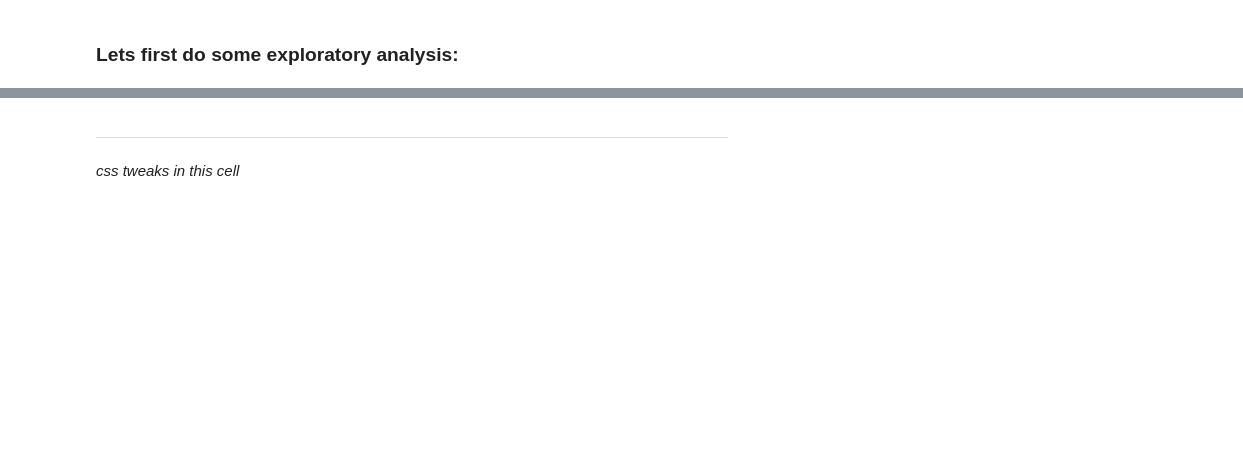
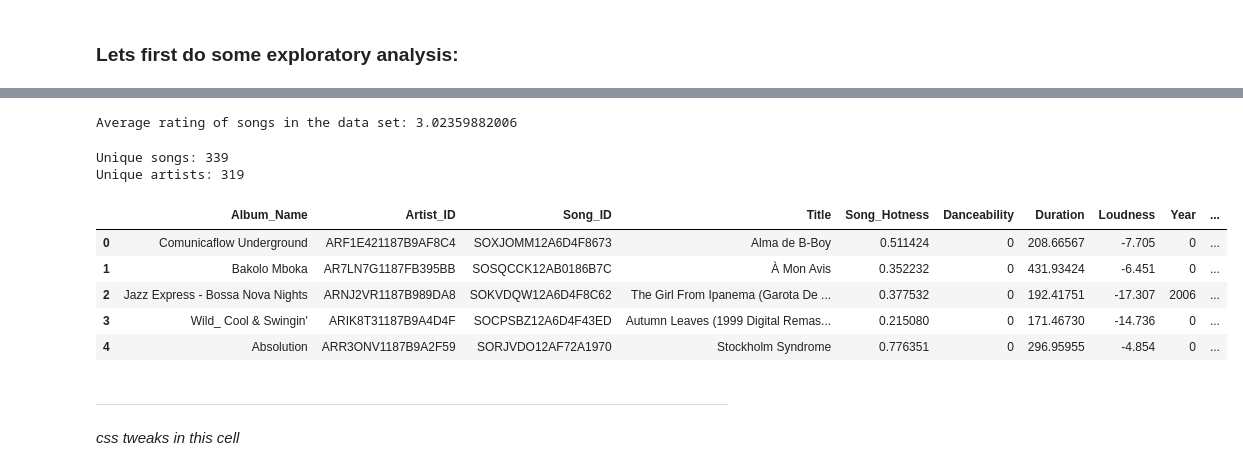
Before and after one commit to AnastasiyaB/Music_Magic, a Jupyter notebook: Music_Magic.ipynb, the cells around one changed output, grey strips where cells are left out. Cells and saved outputs as stored; diff of their text form; code cells hidden in the pictures; blank space fills up the shorter version.

Commit message:
dataframe inserted

```diff
--- a/Music_Magic.ipynb
+++ b/Music_Magic.ipynb
@@ -340,0 +231,4 @@ gathering year data...
+# %%
+# insert a fake column with ratings for now
+data_df['Ratings'] = pd.Series(np.random.randint(1,6,len(data_df.Title)), index=data_df.index)
+data_df.head(5)
@@ -340,0 +242,13 @@ gathering year data...
+# %%
+### TODO clean up the data
+
+"""a = hi[hi.Duration == 208.66567].Tags.values[0]
+print a"""
+
+#hi = data_df.replace(a, np.nan) # eliminate all empty tags
+#print type(hi[hi.Duration == 208.66567].Tags.values[0])
+
+hi = data_df.dropna()
+hi.head(5)
+
+### do some more data clean up
@@ -340,0 +300,58 @@ gathering year data...
+# %%
+# average song rating in this data set
+print "Average rating of songs in the data set: " + str(clean_df.Ratings.mean())
+star_count = clean_df.groupby('Ratings')
+plt.hist(clean_df.Ratings, bins=[1,2,3,4,5,6], align='left')
+plt.title("Rating distribution of songs in the data set")
+remove_border()
+plt.show()
+# %% [output]
+Average rating of songs in the data set: 3.02359882006
+# %%
+### compute some category averages
+def recompute_frame(ldf):
+    """
+    takes a dataframe ldf, makes a copy of it, and returns the copy
+    with all averages and review counts recomputed
+    this is used when a frame is subsetted.
+    """
+
+    ### can do it by artist and by album
+    ldfu=ldf.groupby('Artist_ID')
+    ldfb=ldf.groupby('Album_Name')
+
+    artist_avg=ldfu.Ratings.mean()
+
+    artist_song_count=ldfu.Song_ID.count()
+
+    album_avg=ldfb.Ratings.mean()
+    album_song_count=ldfb.Song_ID.count()
+
+    nldf=ldf.copy()
+    nldf.set_index(['Artist_ID'], inplace=True)
+    nldf['Artist_avg']=artist_avg
+    nldf['Artist_Song_count']=artist_song_count
+
+    nldf.reset_index(inplace=True)
+    nldf.set_index(['Album_Name'], inplace=True)
+    nldf['Album_avg']=album_avg
+    nldf['Album_Song_count']=album_song_count
+    nldf.reset_index(inplace=True)
+    return nldf
+
+print "Unique songs: " + str(len(clean_df.Song_ID.unique()))
+print "Unique artists: " + str(len(clean_df.Artist_ID.unique()))
+
+full_df = recompute_frame(clean_df)
+full_df.head(5)
+
+##### we might want to filter out the artists or albums that are too sparse
+# %% [output]
+Unique songs: 339
+Unique artists: 319
+|  | Album_Name | Artist_ID | Song_ID | Title | Song_Hotness | Danceability | Duration | Loudness | Year | ... |
+| 0 | Comunicaflow Underground | ARF1E421187B9AF8C4 | SOXJOMM12A6D4F8673 | Alma de B-Boy | 0.511424 | 0 | 208.66567 | -7.705 | 0 | ... |
+| 1 | Bakolo Mboka | AR7LN7G1187FB395BB | SOSQCCK12AB0186B7C | À Mon Avis | 0.352232 | 0 | 431.93424 | -6.451 | 0 | ... |
+| 2 | Jazz Express - Bossa Nova Nights | ARNJ2VR1187B989DA8 | SOKVDQW12A6D4F8C62 | The Girl From Ipanema (Garota De ... | 0.377532 | 0 | 192.41751 | -17.307 | 2006 | ... |
+| 3 | Wild_ Cool & Swingin' | ARIK8T31187B9A4D4F | SOCPSBZ12A6D4F43ED | Autumn Leaves (1999 Digital Remas... | 0.215080 | 0 | 171.46730 | -14.736 | 0 | ... |
+| 4 | Absolution | ARR3ONV1187B9A2F59 | SORJVDO12AF72A1970 | Stockholm Syndrome | 0.776351 | 0 | 296.95955 | -4.854 | 0 | ... |
```
Also changed, not shown: parts of 22 cells of this notebook.
